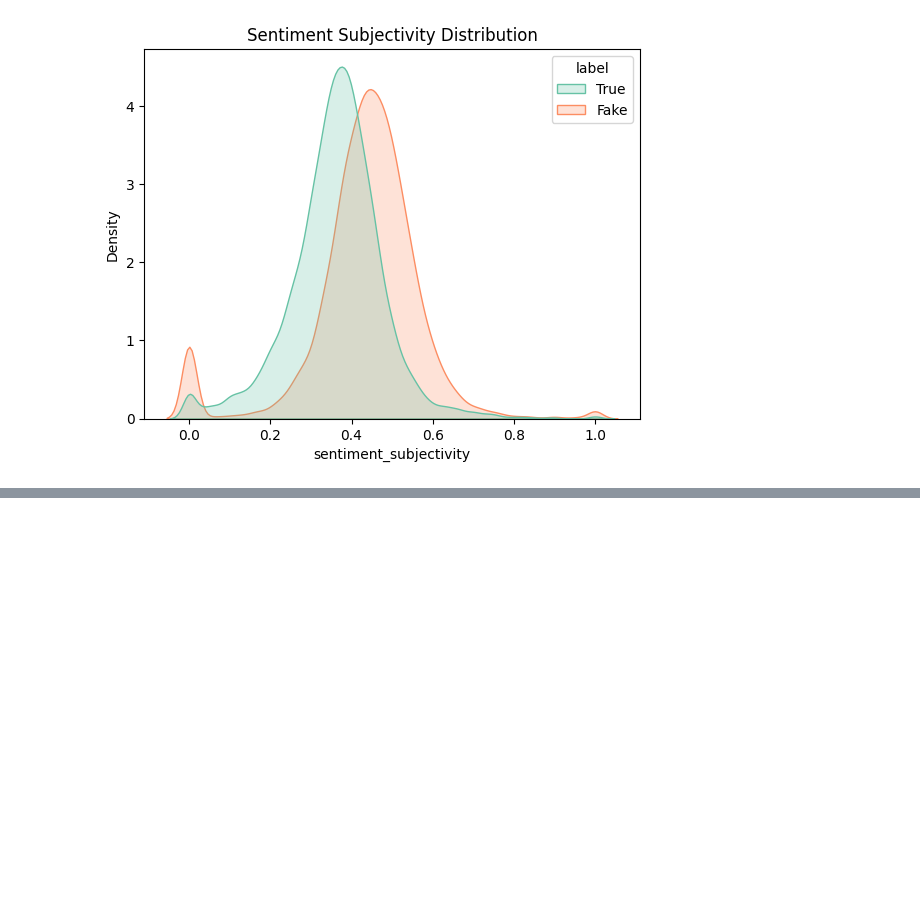
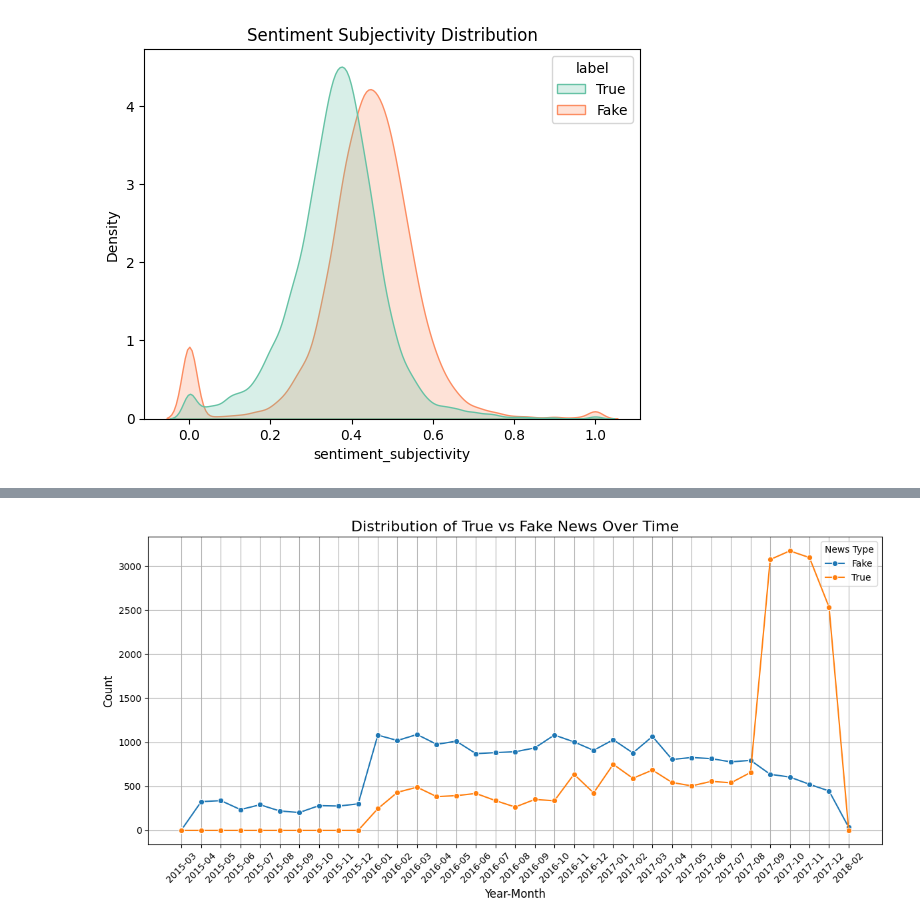
Before and after one commit to ronakjain1234/DataScienceLabFinalProject, a Jupyter notebook: DataPreprocessing/data_exploration.ipynb, the cells around one changed output, grey strips where cells are left out. Cells and saved outputs as stored; diff of their text form; code cells hidden in the pictures; blank space fills up the shorter version.

```diff
--- a/DataPreprocessing/data_exploration.ipynb
+++ b/DataPreprocessing/data_exploration.ipynb
@@ -436,0 +440,30 @@ plt.show()
+# %%
+# Step 1: Drop rows with NaT values in the 'date' column
+all_news_temp = all_news_temp.dropna(subset=['date'])
+
+# Step 2: Add year-month column
+all_news_temp['year_month'] = pd.to_datetime(all_news_temp['date']).dt.to_period('M')
+
+# Step 3: Group by year_month and label
+monthly_counts = all_news_temp.groupby(['year_month', 'label']).size().unstack(fill_value=0)
+monthly_counts = monthly_counts.reset_index()
+monthly_counts = monthly_counts.melt(id_vars=['year_month'], var_name='label', value_name='count')
+monthly_counts['year_month'] = monthly_counts['year_month'].astype(str)
+
+# Step 5: Plot using Seaborn
+plt.figure(figsize=(12, 6))
+sns.lineplot(data=monthly_counts, x='year_month', y='count', hue='label', marker='o')
+
+plt.title('Distribution of True vs Fake News Over Time', fontsize=16)
+plt.xlabel('Year-Month', fontsize=12)
+plt.ylabel('Count', fontsize=12)
+plt.xticks(rotation=45, fontsize=10)
+plt.yticks(fontsize=10)
+plt.legend(title='News Type', fontsize=10)
+plt.grid(True)
+plt.tight_layout()
+
+# Display the plot
+plt.show()
+# %% [output]
+[figure, added]
```
Also changed, not shown: parts of 2 cells of this notebook.
